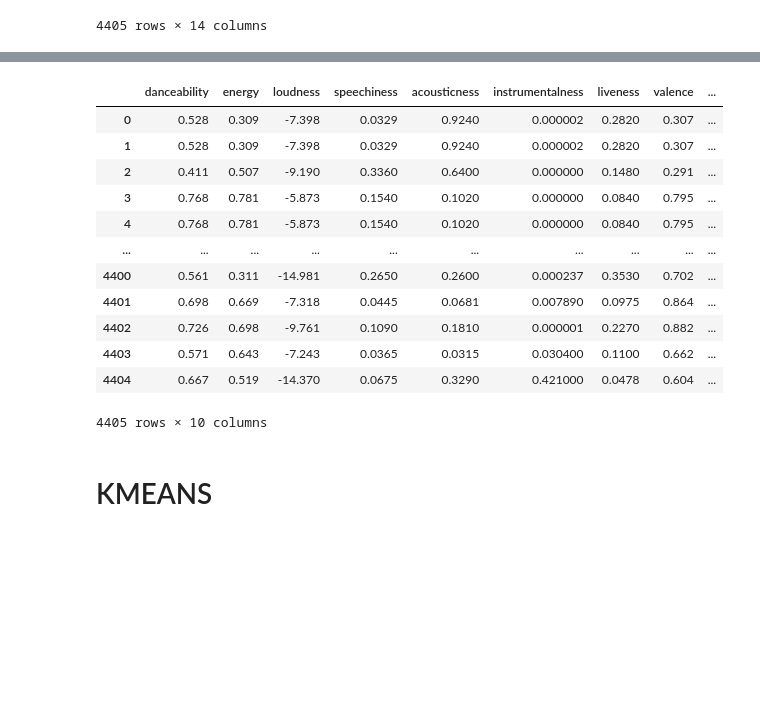
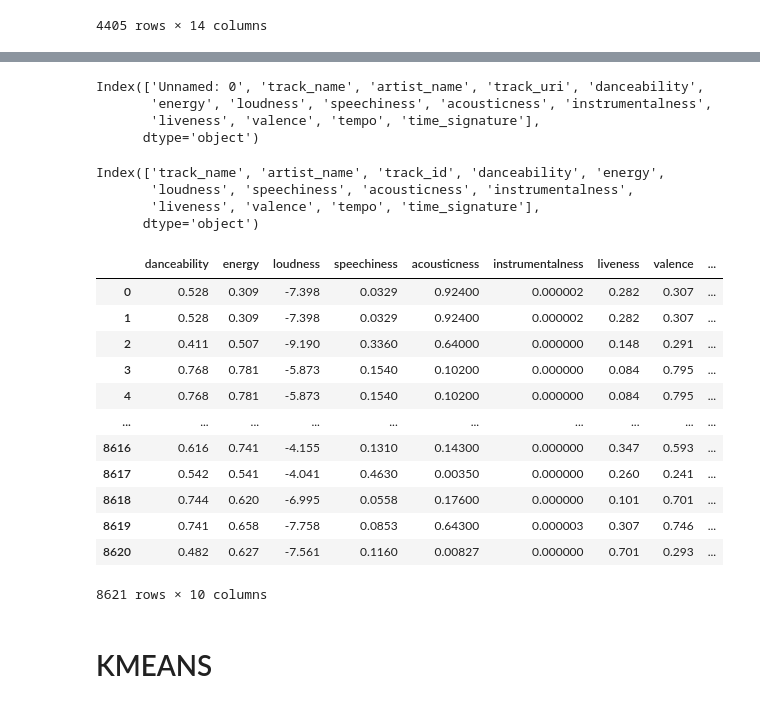
Before and after one commit to ebourelly/6_6_lab-unsupervised-learning-intro, a Jupyter notebook: 6_6_lab-unsupervised-learning-intro_Eric.ipynb, the cells around one changed output, grey strips where cells are left out. Cells and saved outputs as stored; diff of their text form; code cells hidden in the pictures; blank space fills up the shorter version.

```diff
--- a/6_6_lab-unsupervised-learning-intro_Eric.ipynb
+++ b/6_6_lab-unsupervised-learning-intro_Eric.ipynb
@@ -5,5 +5,5 @@ import pandas as pd
 from sklearn import cluster, datasets
 from sklearn.preprocessing import StandardScaler
 # %%
-full_data = pd.read_csv('C:/Users/ebour/Documents/()_Ironhack DA Bootcamp/()_Labs/6_5_lab-api-wrappers/full_data.csv')
+spotify_songs = pd.read_csv('C:/Users/ebour/Documents/()_Ironhack DA Bootcamp/()_Labs/6_5_lab-api-wrappers/full_data.csv')
 # %%
@@ -24,0 +27,3 @@ full_data
+# %%
+pb_fm = pd.read_csv('C:/Users/ebour/Documents/()_Ironhack DA Bootcamp/()_Labs/6_5_lab-api-wrappers/pb_fm.csv')
+pb_fm
@@ -25,19 +44,35 @@ full_data
+# %%
+spotify_songs.columns
+# %% [output]
+Index(['Unnamed: 0', 'track_name', 'artist_name', 'track_uri', 'danceability',
+       'energy', 'loudness', 'speechiness', 'acousticness', 'instrumentalness',
+       'liveness', 'valence', 'tempo', 'time_signature'],
+      dtype='object')
+# %%
+pb_fm.columns
+# %% [output]
+Index(['track_name', 'artist_name', 'track_id', 'danceability', 'energy',
+       'loudness', 'speechiness', 'acousticness', 'instrumentalness',
+       'liveness', 'valence', 'tempo', 'time_signature'],
+      dtype='object')
+# %%
+full_data = pd.concat([spotify_songs.drop(['track_uri'],axis=1), pb_fm.drop(['track_id'],axis=1)], axis=0).reset_index(drop=True)
 # %%
-X = full_data.drop(['Unnamed: 0', 'track_name', 'artist_name', 'track_uri'], axis=1)
+X = full_data.drop(['Unnamed: 0', 'track_name', 'artist_name'], axis=1)
 X
 # %% [output]
 |  | danceability | energy | loudness | speechiness | acousticness | instrumentalness | liveness | valence | ... |
-| 0 | 0.528 | 0.309 | -7.398 | 0.0329 | 0.9240 | 0.000002 | 0.2820 | 0.307 | ... |
-| 1 | 0.528 | 0.309 | -7.398 | 0.0329 | 0.9240 | 0.000002 | 0.2820 | 0.307 | ... |
-| 2 | 0.411 | 0.507 | -9.190 | 0.3360 | 0.6400 | 0.000000 | 0.1480 | 0.291 | ... |
-| 3 | 0.768 | 0.781 | -5.873 | 0.1540 | 0.1020 | 0.000000 | 0.0840 | 0.795 | ... |
-| 4 | 0.768 | 0.781 | -5.873 | 0.1540 | 0.1020 | 0.000000 | 0.0840 | 0.795 | ... |
+| 0 | 0.528 | 0.309 | -7.398 | 0.0329 | 0.92400 | 0.000002 | 0.282 | 0.307 | ... |
+| 1 | 0.528 | 0.309 | -7.398 | 0.0329 | 0.92400 | 0.000002 | 0.282 | 0.307 | ... |
+| 2 | 0.411 | 0.507 | -9.190 | 0.3360 | 0.64000 | 0.000000 | 0.148 | 0.291 | ... |
+| 3 | 0.768 | 0.781 | -5.873 | 0.1540 | 0.10200 | 0.000000 | 0.084 | 0.795 | ... |
+| 4 | 0.768 | 0.781 | -5.873 | 0.1540 | 0.10200 | 0.000000 | 0.084 | 0.795 | ... |
 | ... | ... | ... | ... | ... | ... | ... | ... | ... | ... |
-| 4400 | 0.561 | 0.311 | -14.981 | 0.2650 | 0.2600 | 0.000237 | 0.3530 | 0.702 | ... |
-| 4401 | 0.698 | 0.669 | -7.318 | 0.0445 | 0.0681 | 0.007890 | 0.0975 | 0.864 | ... |
-| 4402 | 0.726 | 0.698 | -9.761 | 0.1090 | 0.1810 | 0.000001 | 0.2270 | 0.882 | ... |
-| 4403 | 0.571 | 0.643 | -7.243 | 0.0365 | 0.0315 | 0.030400 | 0.1100 | 0.662 | ... |
-| 4404 | 0.667 | 0.519 | -14.370 | 0.0675 | 0.3290 | 0.421000 | 0.0478 | 0.604 | ... |
+| 8616 | 0.616 | 0.741 | -4.155 | 0.1310 | 0.14300 | 0.000000 | 0.347 | 0.593 | ... |
+| 8617 | 0.542 | 0.541 | -4.041 | 0.4630 | 0.00350 | 0.000000 | 0.260 | 0.241 | ... |
+| 8618 | 0.744 | 0.620 | -6.995 | 0.0558 | 0.17600 | 0.000000 | 0.101 | 0.701 | ... |
+| 8619 | 0.741 | 0.658 | -7.758 | 0.0853 | 0.64300 | 0.000003 | 0.307 | 0.746 | ... |
+| 8620 | 0.482 | 0.627 | -7.561 | 0.1160 | 0.00827 | 0.000000 | 0.701 | 0.293 | ... |
-4405 rows × 10 columns
+8621 rows × 10 columns
 # %%
 from sklearn.preprocessing import StandardScaler
```
Also changed, not shown: parts of 49 cells of this notebook, 6 other files.
